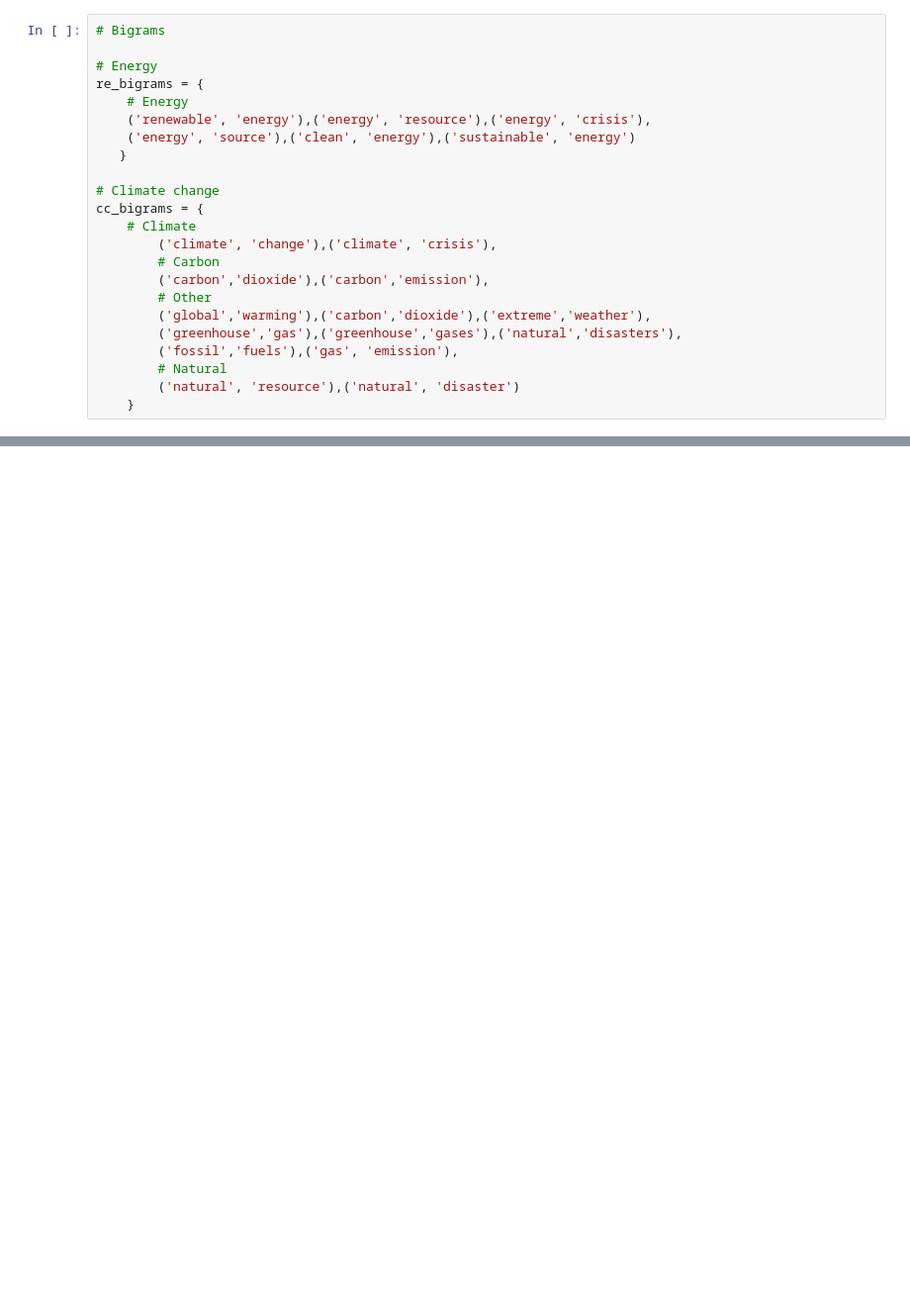
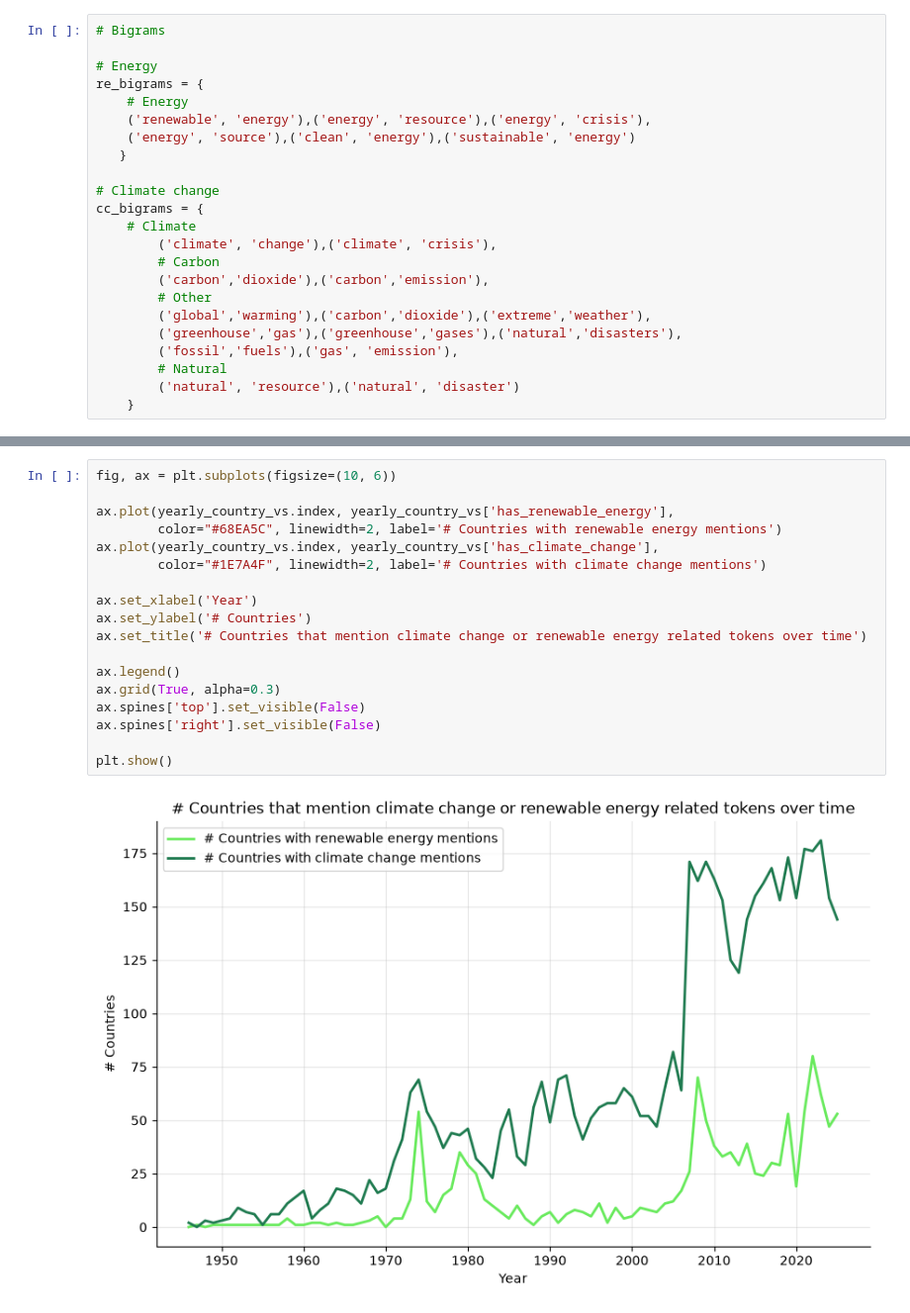
Before and after one commit to jacobgroot/FDS, a Jupyter notebook: exploratory_calixto.ipynb, the cells around one changed output, grey strips where cells are left out. Shown at 99% size. Saved outputs shown, nothing was run; the diff lists cells and outputs as text; blank space fills up the shorter version.

```diff
--- a/exploratory_calixto.ipynb
+++ b/exploratory_calixto.ipynb
@@ -407,0 +431,20 @@ np.int64(20290)
+# %%
+fig, ax = plt.subplots(figsize=(10, 6))
+
+ax.plot(yearly_country_vs.index, yearly_country_vs['has_renewable_energy'],
+        color="#68EA5C", linewidth=2, label='# Countries with renewable energy mentions')
+ax.plot(yearly_country_vs.index, yearly_country_vs['has_climate_change'],
+        color="#1E7A4F", linewidth=2, label='# Countries with climate change mentions')
+
+ax.set_xlabel('Year')
+ax.set_ylabel('# Countries')
+ax.set_title('# Countries that mention climate change or renewable energy related tokens over time')
+
+ax.legend()
+ax.grid(True, alpha=0.3)
+ax.spines['top'].set_visible(False)
+ax.spines['right'].set_visible(False)
+
+plt.show()
+# %% [output]
+[figure, added]
```
Also changed, not shown: parts of 12 cells of this notebook, 2 other files.
